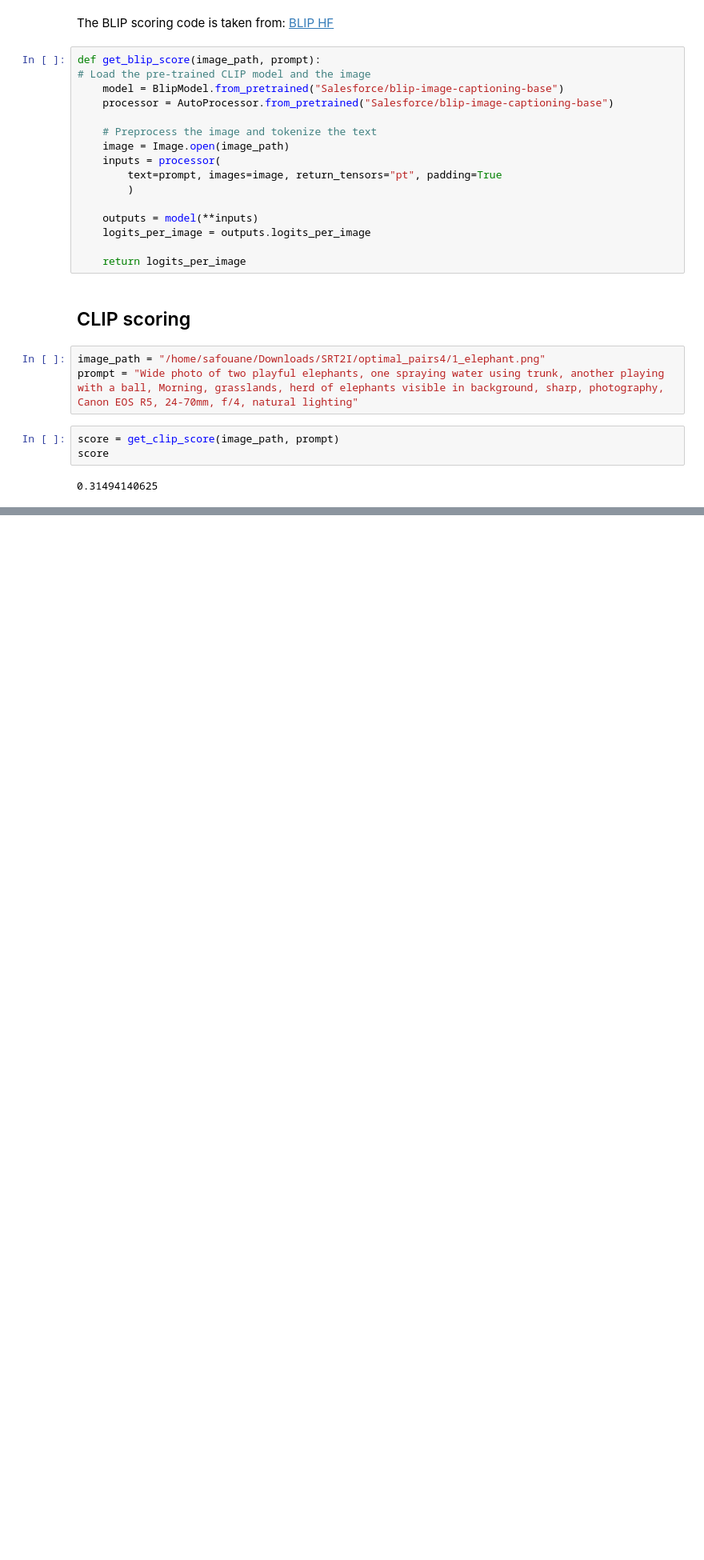
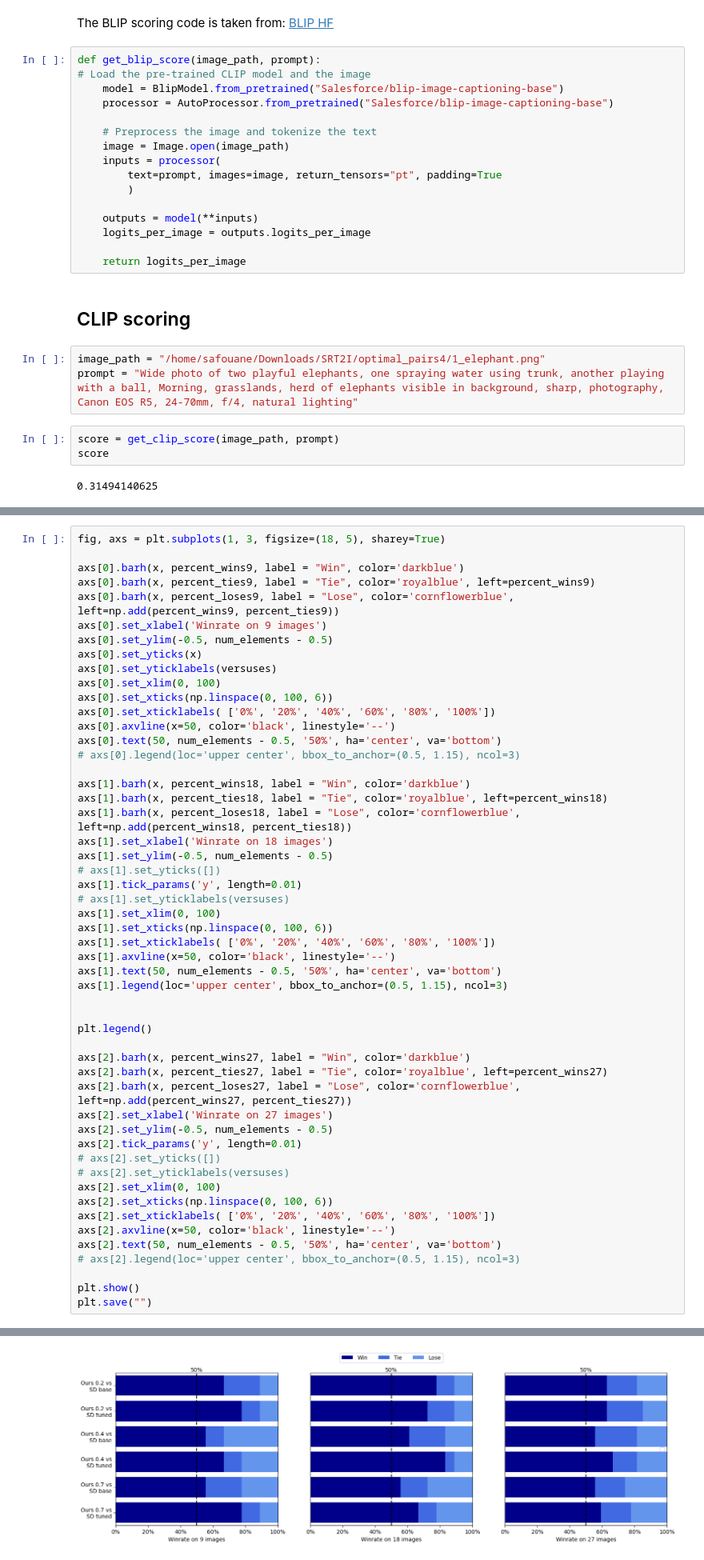
Before and after one commit to safouaneelg/SRT2I, a Jupyter notebook: tutorial/scoring.ipynb, the cells around one changed output, grey strips where cells are left out. Shown at 80% size. Drawn from its saved outputs; the diff is of its cells as text; blank space fills up the shorter version.

```diff
--- a/tutorial/scoring.ipynb
+++ b/tutorial/scoring.ipynb
@@ -82,0 +505,53 @@ tensor(-1.0700, grad_fn=<SelectBackward0>)
+# %%
+fig, axs = plt.subplots(1, 3, figsize=(18, 5), sharey=True)
+
+axs[0].barh(x, percent_wins9, label = "Win", color='darkblue')
+axs[0].barh(x, percent_ties9, label = "Tie", color='royalblue', left=percent_wins9)
+axs[0].barh(x, percent_loses9, label = "Lose", color='cornflowerblue', left=np.add(percent_wins9, percent_ties9))
+axs[0].set_xlabel('Winrate on 9 images')
+axs[0].set_ylim(-0.5, num_elements - 0.5)
+axs[0].set_yticks(x)
+axs[0].set_yticklabels(versuses)
+axs[0].set_xlim(0, 100)
+axs[0].set_xticks(np.linspace(0, 100, 6))
+axs[0].set_xticklabels( ['0%', '20%', '40%', '60%', '80%', '100%'])
+axs[0].axvline(x=50, color='black', linestyle='--')
+axs[0].text(50, num_elements - 0.5, '50%', ha='center', va='bottom')
+# axs[0].legend(loc='upper center', bbox_to_anchor=(0.5, 1.15), ncol=3)
+
+axs[1].barh(x, percent_wins18, label = "Win", color='darkblue')
+axs[1].barh(x, percent_ties18, label = "Tie", color='royalblue', left=percent_wins18)
+axs[1].barh(x, percent_loses18, label = "Lose", color='cornflowerblue', left=np.add(percent_wins18, percent_ties18))
+axs[1].set_xlabel('Winrate on 18 images')
+axs[1].set_ylim(-0.5, num_elements - 0.5)
+# axs[1].set_yticks([])
+axs[1].tick_params('y', length=0.01)
+# axs[1].set_yticklabels(versuses)
+axs[1].set_xlim(0, 100)
+axs[1].set_xticks(np.linspace(0, 100, 6))
+axs[1].set_xticklabels( ['0%', '20%', '40%', '60%', '80%', '100%'])
+axs[1].axvline(x=50, color='black', linestyle='--')
+axs[1].text(50, num_elements - 0.5, '50%', ha='center', va='bottom')
+axs[1].legend(loc='upper center', bbox_to_anchor=(0.5, 1.15), ncol=3)
+
+
+plt.legend()
+
+axs[2].barh(x, percent_wins27, label = "Win", color='darkblue')
+axs[2].barh(x, percent_ties27, label = "Tie", color='royalblue', left=percent_wins27)
+axs[2].barh(x, percent_loses27, label = "Lose", color='cornflowerblue', left=np.add(percent_wins27, percent_ties27))
+axs[2].set_xlabel('Winrate on 27 images')
+axs[2].set_ylim(-0.5, num_elements - 0.5)
+axs[2].tick_params('y', length=0.01)
+# axs[2].set_yticks([])
+# axs[2].set_yticklabels(versuses)
+axs[2].set_xlim(0, 100)
+axs[2].set_xticks(np.linspace(0, 100, 6))
+axs[2].set_xticklabels( ['0%', '20%', '40%', '60%', '80%', '100%'])
+axs[2].axvline(x=50, color='black', linestyle='--')
+axs[2].text(50, num_elements - 0.5, '50%', ha='center', va='bottom')
+# axs[2].legend(loc='upper center', bbox_to_anchor=(0.5, 1.15), ncol=3)
+
+plt.show()
+plt.save("")
+# %% [output]
@@ -82,0 +559 @@ tensor(-1.0700, grad_fn=<SelectBackward0>)
+[figure, added]
```
Also changed, not shown: parts of 42 cells of this notebook, 1 other file.
